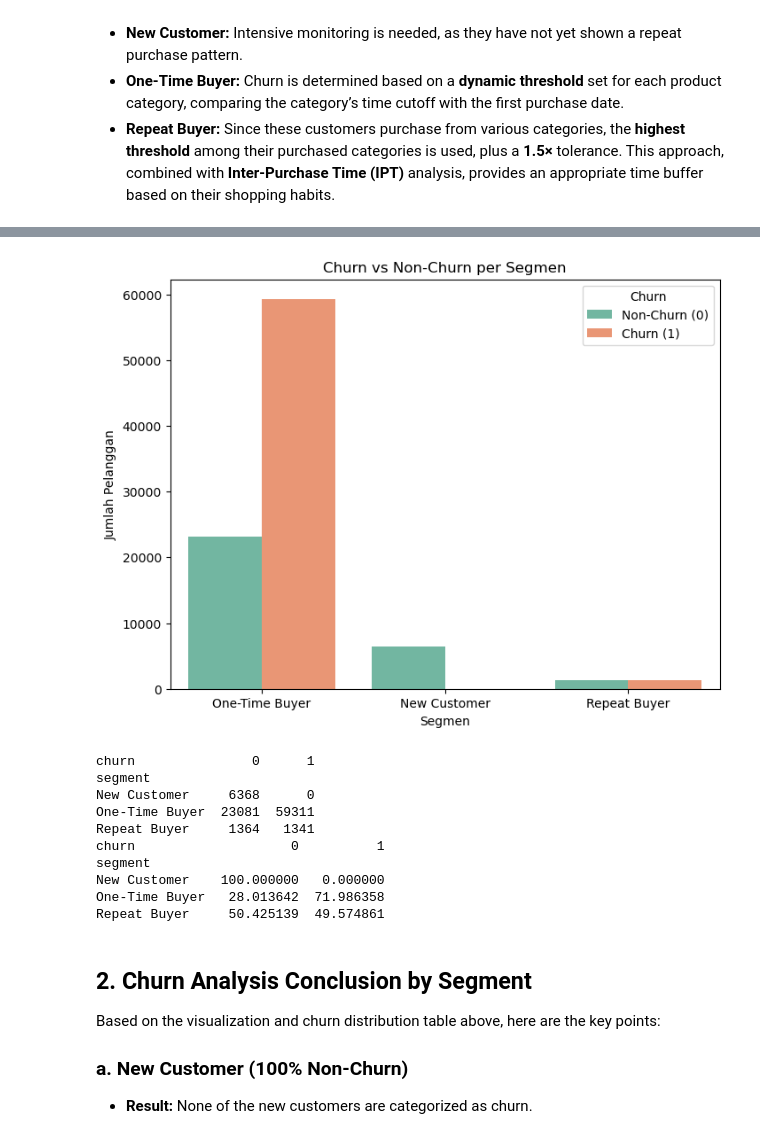
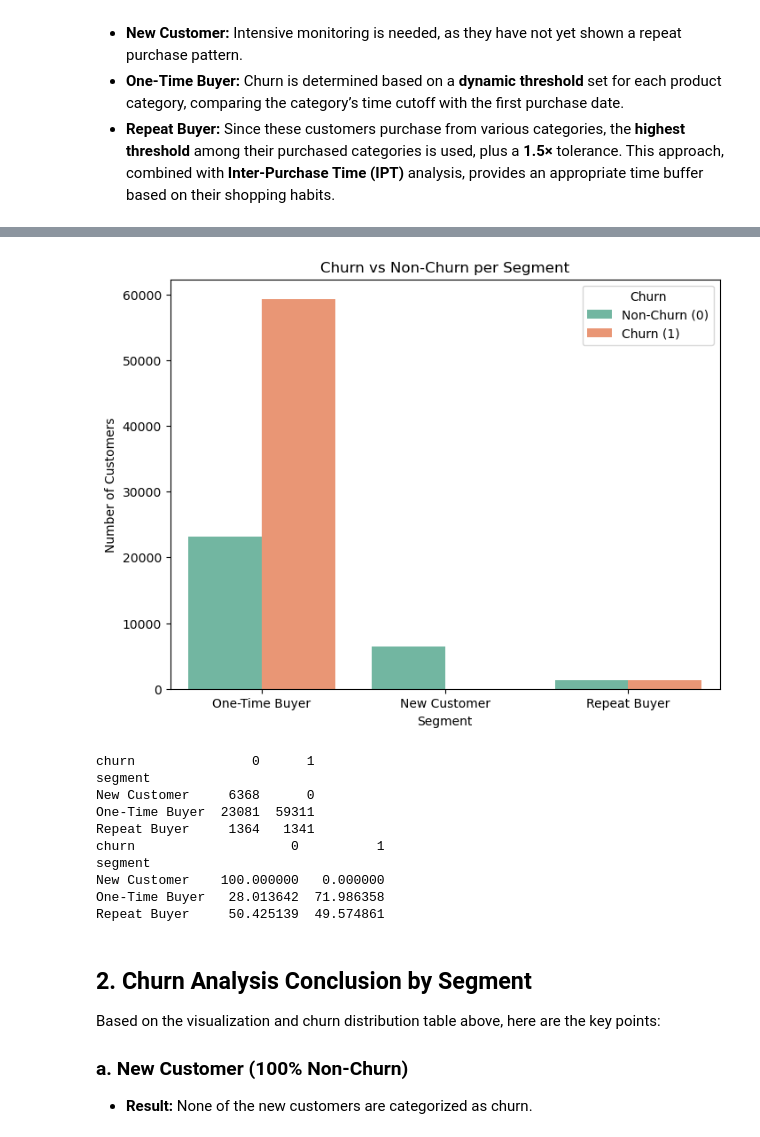
Before and after one commit to stevanus1997/final_project_alpha, a Jupyter notebook: brazillian_olist.ipynb, the cells around one changed output, grey strips where cells are left out. Cells and saved outputs as stored; diff of their text form; code cells hidden in the pictures.

```diff
--- a/brazillian_olist.ipynb
+++ b/brazillian_olist.ipynb
@@ -1597,15 +1597,15 @@ def define_churn(row):
     first_purchase = row['first_purchase']
     last_purchase = row['last_purchase']
 
-    # Hitung selisih hari
+    # Calculate the day difference
     days_since_first = (reference_date - first_purchase).days
     days_since_last = (reference_date - last_purchase).days
 
     if segment == 'New Customer':
-        # Belum cukup waktu untuk menyimpulkan churn
+        # Not enough time to determine churn
         return 0
     elif segment == 'One-Time Buyer':
-        # Gunakan threshold berdasarkan highest_threshold_category
+        # Use threshold based on highest_threshold_category
         cat = row['highest_threshold_category']
         if pd.isna(cat):
             threshold_value = fallback_threshold
@@ -1614,46 +1614,46 @@ def define_churn(row):
         return 1 if days_since_first > threshold_value else 0
 
     elif segment == 'Repeat Buyer':
-        # Ambil kategori dengan threshold terkecil yang pernah dibeli
+        # Select the category with the lowest threshold that was ever purchased
         cat = row['highest_threshold_category']
-        # Ambil nilai rata-rata inter-purchase time
+        # Get the average inter-purchase time
         avg_ipt = row.get('avg_inter_purchase_time', np.nan)
 
-        # Dapatkan threshold dari kategori, jika tidak ada gunakan fallback
+        # Obtain the threshold from the category; if not available, use fallback
         if pd.isna(cat):
             cat_threshold_value = fallback_threshold
         else:
             cat_threshold_value = category_threshold.get(cat, fallback_threshold) * 2
 
-        # Jika avg_ipt valid, gunakan dynamic_threshold = max(2 * avg_ipt, cat_threshold_value)
+        # If avg_ipt is valid, set dynamic_threshold = max(2 * avg_ipt, cat_threshold_value)
         if not pd.isna(avg_ipt) and avg_ipt > 0:
             dynamic_threshold = max(2 * avg_ipt, cat_threshold_value)
         else:
             dynamic_threshold = cat_threshold_value
 
         return 1 if days_since_last > dynamic_threshold else 0
 
-# Terapkan fungsi ke dataframe customer_seg
+# Apply the function to the customer_seg dataframe
 customer_seg['churn'] = customer_seg.apply(define_churn, axis=1)
 
-# Visualisasi distribusi churn per segmen
+# Visualize the churn distribution per segment
 plt.figure(figsize=(8,6))
 sns.countplot(data=customer_seg, x='segment', hue='churn', palette='Set2')
-plt.title("Churn vs Non-Churn per Segmen")
-plt.xlabel("Segmen")
-plt.ylabel("Jumlah Pelanggan")
+plt.title("Churn vs Non-Churn per Segment")
+plt.xlabel("Segment")
+plt.ylabel("Number of Customers")
 plt.legend(title="Churn", labels=["Non-Churn (0)", "Churn (1)"])
 plt.show()
 
-# Tabel count
+# Count table
 churn_counts = pd.crosstab(customer_seg['segment'], customer_seg['churn'])
 print(churn_counts)
 
-# Tabel persentase per baris (setiap segmen)
+# Percentage table per row (for each segment)
 churn_pct = pd.crosstab(customer_seg['segment'], customer_seg['churn'], normalize='index') * 100
 print(churn_pct)
 # %% [output]
-[figure, old version]
+[figure, new version]
 churn               0      1
 segment
 New Customer     6368      0
```
Also changed, not shown: parts of 33 cells of this notebook, 3 other files.
